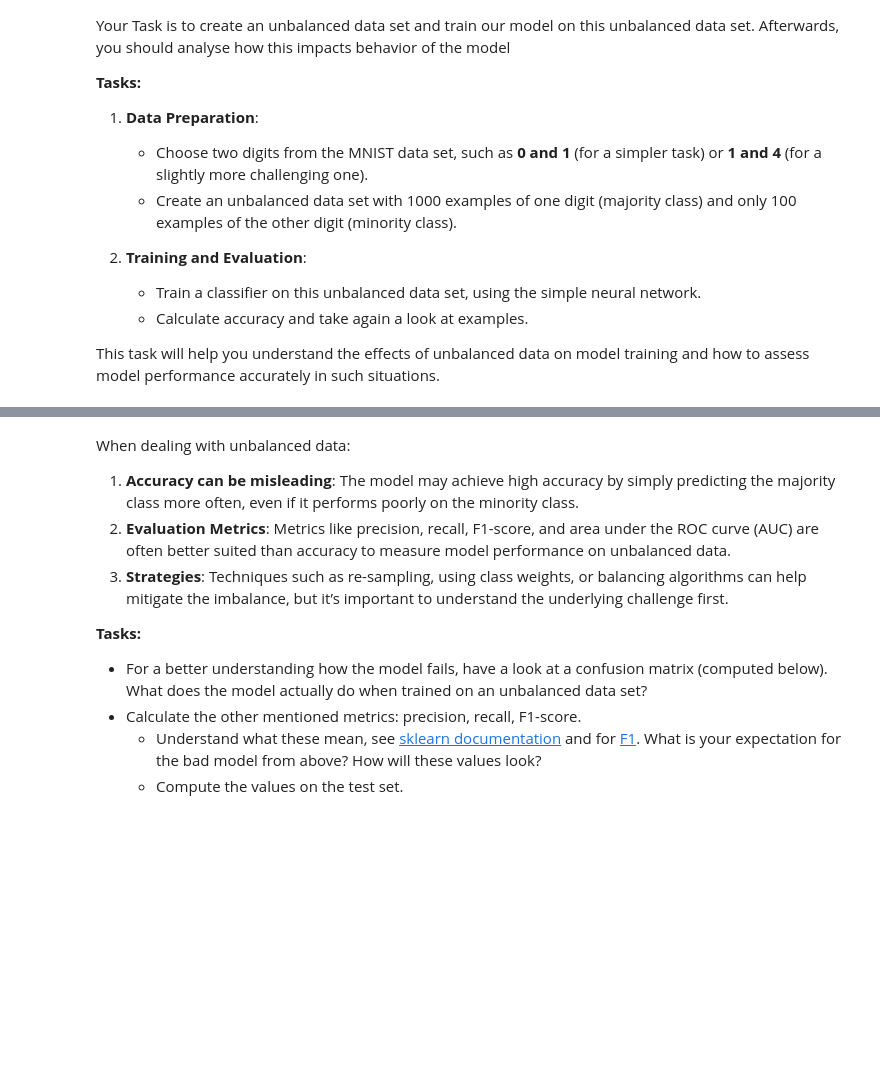
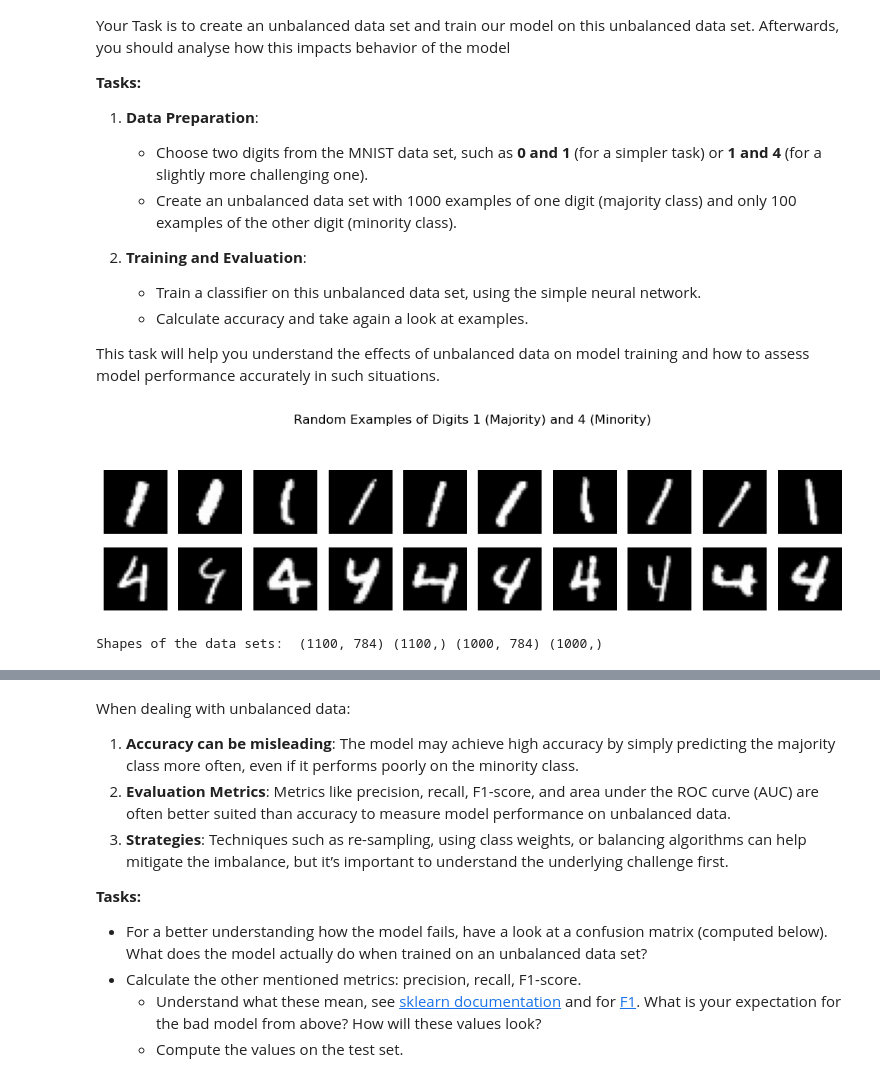
Before and after one commit to MarvinKohnen/deep-reinforcement-learning, a Jupyter notebook: drl_deep_course/4_Classification/4_A_Classification.ipynb, the cells around one changed output, grey strips where cells are left out. Cells and saved outputs as stored; diff of their text form; code cells hidden in the pictures; blank space fills up the shorter version.

```diff
--- a/drl_deep_course/4_Classification/4_A_Classification.ipynb
+++ b/drl_deep_course/4_Classification/4_A_Classification.ipynb
@@ -592,6 +624,21 @@ def load_two_classes_unbalanced(X, y, digit1, digit2, num_train_majority=1000, n
 
     X_majority, y_majority = X[majority_mask], y[majority_mask]
     X_minority, y_minority = X[minority_mask], y[minority_mask]
+
+    # Relabel y to binary (0 for digit1, 1 for digit2)
+    y_majority_binary = np.zeros(len(y_majority), dtype=int)
+    y_minority_binary = np.ones(len(y_minority), dtype=int)
+
+    # Shuffle and split majority and minority sets for training
+    majority_indices = np.random.permutation(len(X_majority))[:num_train_majority]
+    minority_indices = np.random.permutation(len(X_minority))[:num_train_minority]
+
+    X_train = np.concatenate([X_majority[majority_indices], X_minority[minority_indices]], axis=0)
+    y_train = np.concatenate([y_majority_binary[majority_indices], y_minority_binary[minority_indices]], axis=0)
+
+    # Shuffle training set
+    train_indices = np.random.permutation(len(X_train))
+    X_train, y_train = X_train[train_indices], y_train[train_indices]
 
     # Sample a balanced test set
     num_test_per_class = num_test // 2
@@ -603,33 +650,36 @@ def load_two_classes_unbalanced(X, y, digit1, digit2, num_train_majority=1000, n
 
     return X_train, y_train, X_test, y_test
 
 # Use the function to filter digits 1 and 4, creating an unbalanced training set
 X_train, y_train, X_test, y_test = load_two_classes_unbalanced(X, y, 1, 4, num_train_majority=1000, num_train_minority=100, num_test=1000)
 
 # Visualize examples from each class in the training set
 import matplotlib.pyplot as plt
 
 fig, axes = plt.subplots(2, 10, figsize=(10, 3))
 fig.suptitle("Random Examples of Digits 1 (Majority) and 4 (Minority)")
 
 # Plot 10 random images for each digit in the training set
 for digit in [1, 4]:
     digit_class = 0 if digit == 1 else 1
     digit_indices = np.where(y_train == digit_class)[0]
     selected_indices = np.random.choice(digit_indices, 10, replace=False)
 
     for i, idx in enumerate(selected_indices):
         ax = axes[0 if digit == 1 else 1, i]
         ax.imshow(X_train[idx].reshape(28, 28), cmap="gray")
         ax.axis("off")
         if i == 0:
             ax.set_ylabel(f"Digit {digit}")
 
 plt.tight_layout()
 plt.subplots_adjust(top=0.8)
 plt.show()
 
 print('Shapes of the data sets: ', X_train.shape, y_train.shape, X_test.shape, y_test.shape)
+# %% [output]
+[figure, added]
+Shapes of the data sets:  (1100, 784) (1100,) (1000, 784) (1000,)
 # %%
 import matplotlib.pyplot as plt
 import numpy as np
```
Also changed, not shown: parts of 11 cells of this notebook.
